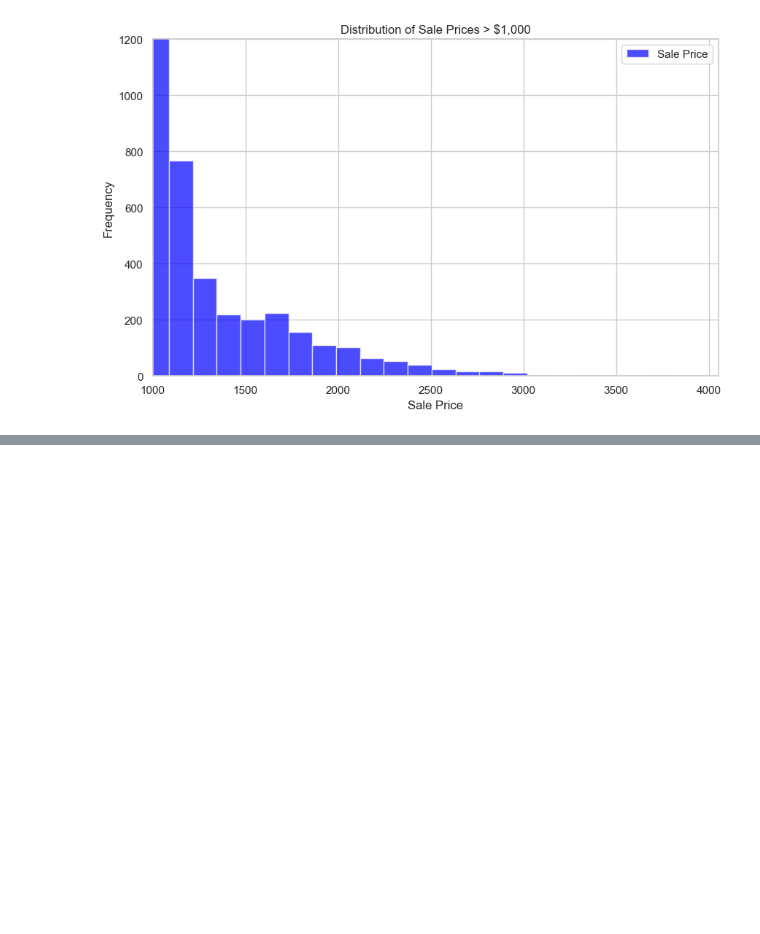
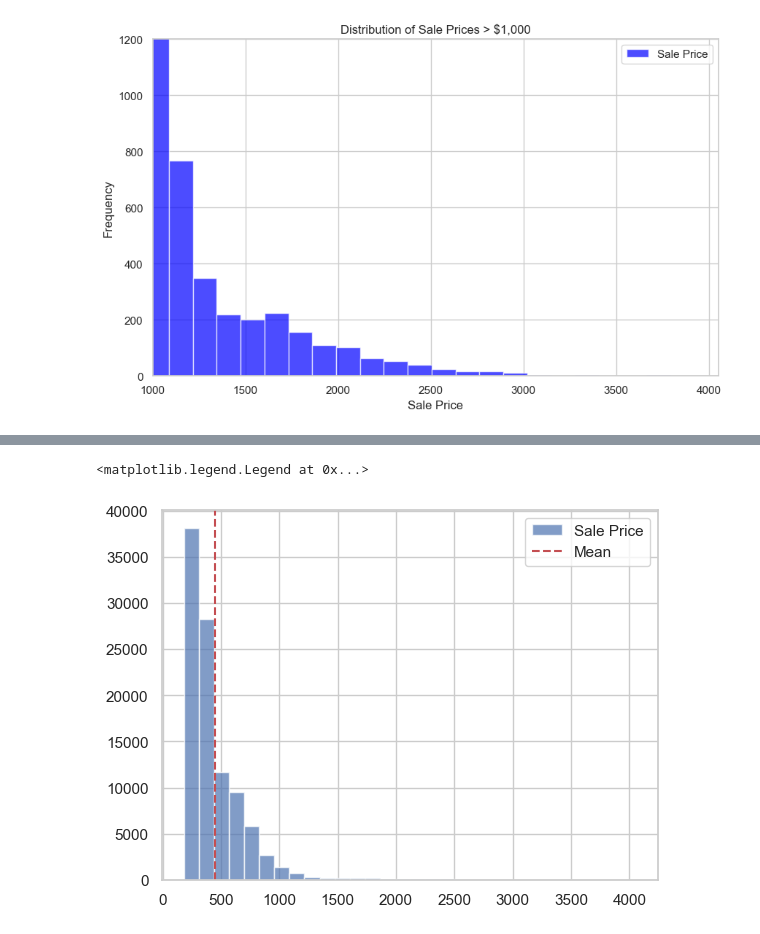
Before and after one commit to Chris-Goyette/sneaker_analysis, a Jupyter notebook: StockX_Sneaker_Analysis.ipynb, the cells around one changed output, grey strips where cells are left out. Cells and saved outputs as stored; diff of their text form; code cells hidden in the pictures; blank space fills up the shorter version.

```diff
--- a/StockX_Sneaker_Analysis.ipynb
+++ b/StockX_Sneaker_Analysis.ipynb
@@ -173,0 +196,10 @@ plt.show()
+# %%
+mean = df['Sale Price'].mean()
+std_dev = df['Sale Price'].std()
+
+plt.hist(df['Sale Price'], bins=30, alpha=0.7, label='Sale Price')
+plt.axvline(mean, color='r', linestyle='--', label='Mean')
+plt.legend()
+# %% [output]
+<matplotlib.legend.Legend at 0x...>
+[figure, added]
```
Also changed, not shown: parts of 6 cells of this notebook, 1 other file.
